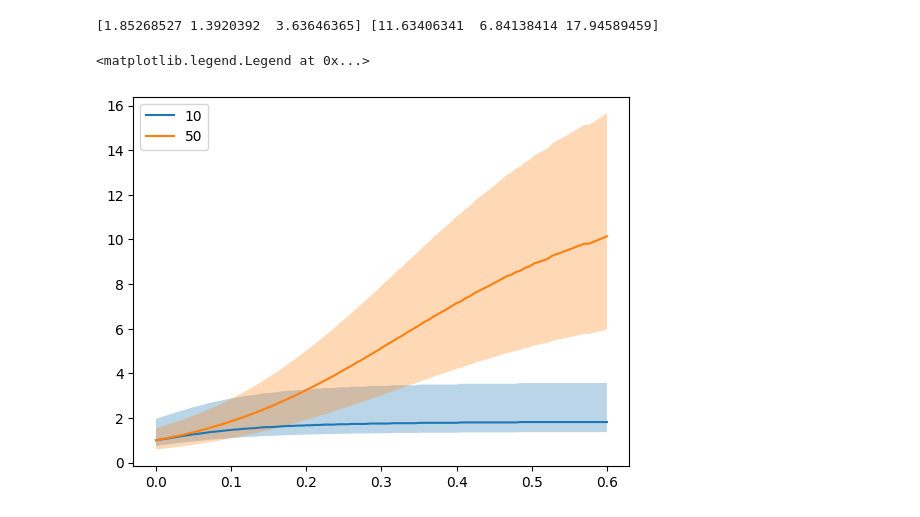
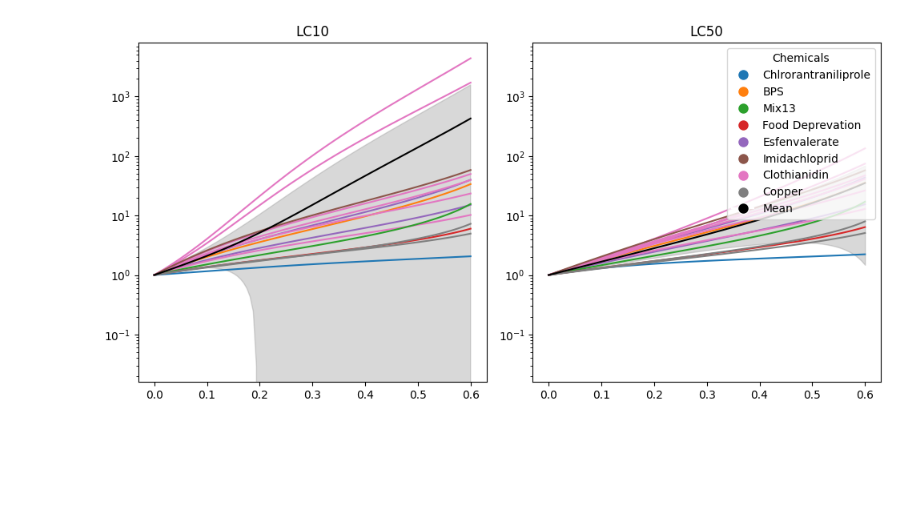
Before and after one commit to ffhammer/sam, a Jupyter notebook: scripts/diff_graphic.ipynb, the cells around one changed output. Drawn from its saved outputs; the diff is of its cells as text; code cells hidden in the pictures; blank space fills up the shorter version.

```diff
--- a/scripts/diff_graphic.ipynb
+++ b/scripts/diff_graphic.ipynb
@@ -135,39 +72,0 @@ plt.show()
-# %%
-lc10s, lc50s = [], []
-from tqdm import tqdm
-
-stresses = np.linspace(0, 0.6, 100)
-curves = [mean_curve, lower_band, upper_band]
-
-for stress in tqdm(stresses):
-
-    def calc(curve):
-        c = get_sam_curve(stress)
-        return [compute_lc_new(c, 10), compute_lc_new(c, 50)]
-
-    vals = np.array([calc(curve) for curve in curves])
-
-    lc10s.append(vals[:,0])
-    lc50s.append(vals[:,1])
-
-orig10 = np.array([compute_lc_new(c, 10) for c in curves])
-orig50 = np.array([compute_lc_new(c, 50) for c in curves])
-ten = orig10[None,:] / np.array(lc10s)
-fif = orig50[None,:] / np.array(lc50s)
-print(orig10, orig50)
-# %% [output]
-[1.85268527 1.3920392  3.63646365] [11.63406341  6.84138414 17.94589459]
-# %%
-
-
-plt.plot(stresses, ten[:,0], label = "10")
-plt.fill_between(stresses, ten[:,1], ten[:,2], alpha=0.3)
-
-plt.plot(stresses, fif[:,0], label = "50")
-plt.fill_between(stresses, fif[:,1], fif[:,2], alpha=0.3)
-
-
-plt.legend()
-# %% [output]
-<matplotlib.legend.Legend at 0x...>
-[figure, removed]
@@ -173,0 +136,37 @@ plt.legend()
+# %%
+chemicals = [i.meta.chemical for _, i in load_files(filter_func)]
+color_map = {chemical: color for chemical, color in zip(set(chemicals), plt.cm.get_cmap('tab10').colors)}
+color_map["Mean"] = "black"
+
+def plot_with_mean_std(ax, lc_data, chemicals, stresses, color_map, title):
+    for ar, chem in zip(lc_data, chemicals):
+        ax.plot(stresses, ar[0] / ar, color=color_map[chem])
+
+    # Calculate mean and std
+    mean_curve = np.mean([ar[0] / ar for ar in lc_data], axis=0)
+    ax.plot(stresses, mean_curve, color='black', label='Mean')
+
+    std_curve = np.std([ar[0] / ar for ar in lc_data], axis=0)
+
+    ax.fill_between(stresses, mean_curve - std_curve, mean_curve + std_curve, color='gray', alpha=0.3, label='Std Dev')
+    ax.set_yscale('log')
+    ax.set_title(title)
+
+# Create subplots
+plt.figure(figsize=(10, 5))
+ax1 = plt.subplot(1, 2, 1)
+plot_with_mean_std(ax1, lc10, chemicals, stresses, color_map, "LC10")
+
+ax2 = plt.subplot(1, 2, 2, sharey=ax1)
+plot_with_mean_std(ax2, lc50, chemicals, stresses, color_map, "LC50")
+
+# Create legend
+legend_elements = [plt.Line2D([0], [0], marker='o', color='w', markerfacecolor=color, markersize=10, label=chemical)
+                   for chemical, color in color_map.items()]
+plt.legend(handles=legend_elements, title="Chemicals", loc='upper right')
+
+# Show plot
+plt.tight_layout()
+plt.show()
+# %% [output]
+[figure, added]
```
Also changed, not shown: parts of 12 cells of this notebook.
